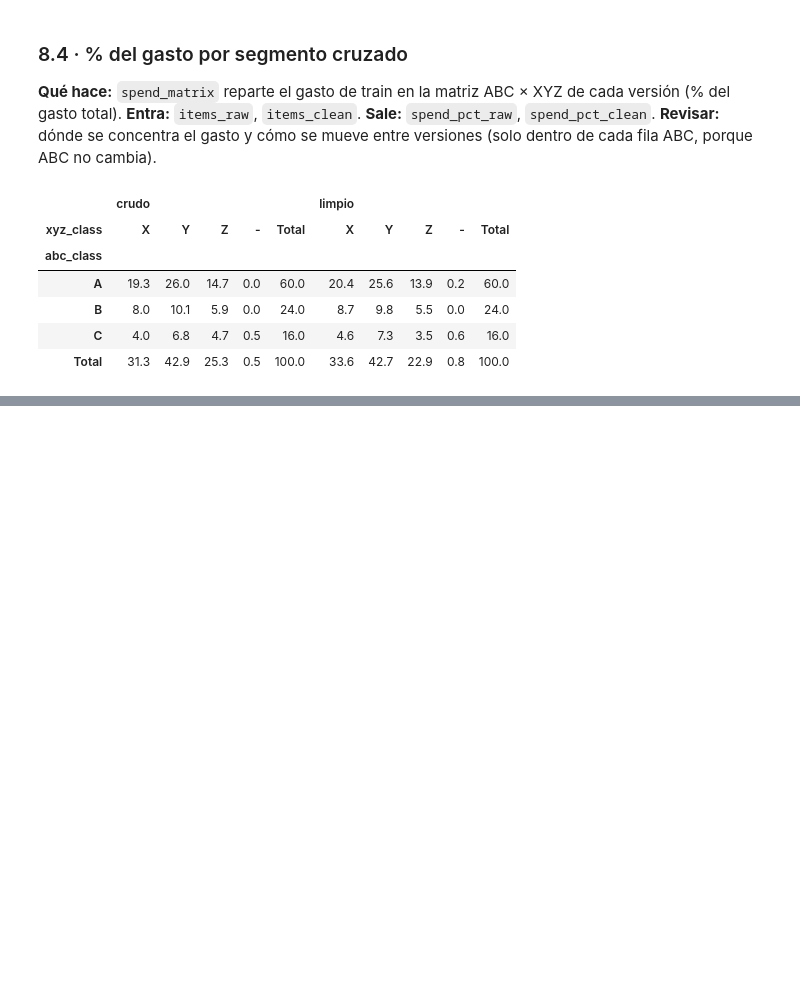
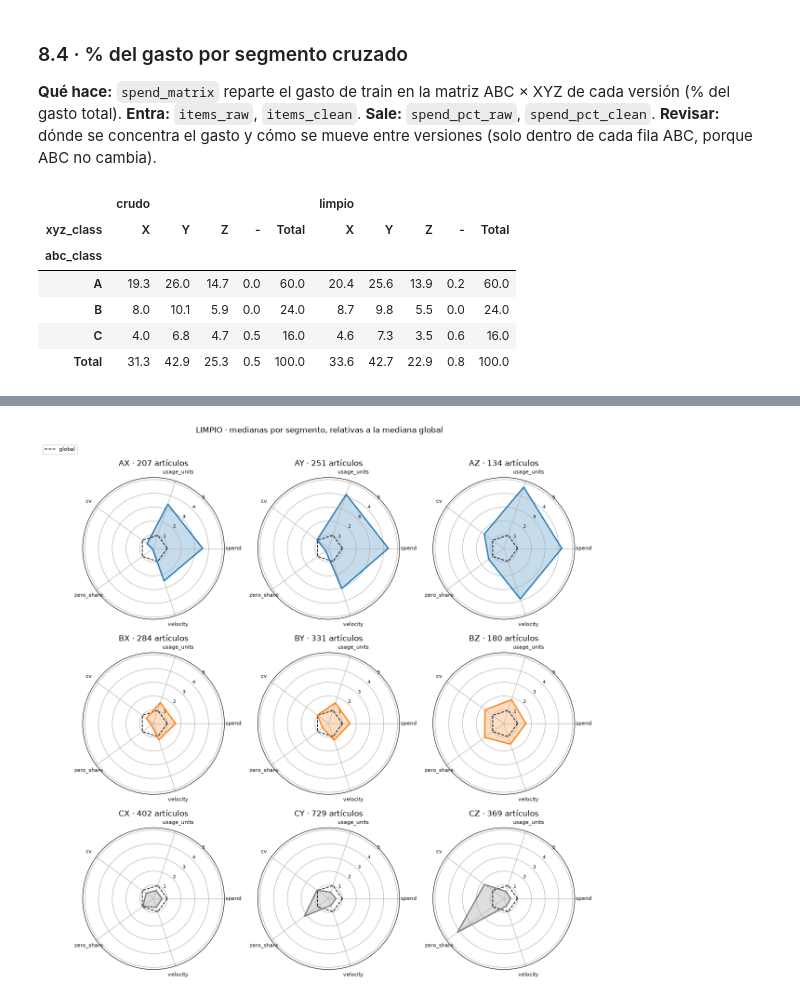
Before and after one commit to JoseSalas98/demand-forecasting-replenishment, a Jupyter notebook: notebooks/03_abc_xyz_train.ipynb, the cells around one changed output, grey strips where cells are left out. Cells and saved outputs as stored; diff of their text form; code cells hidden in the pictures; blank space fills up the shorter version.

```diff
--- a/notebooks/03_abc_xyz_train.ipynb
+++ b/notebooks/03_abc_xyz_train.ipynb
@@ -1976,0 +2204,4 @@ display(pd.concat({"crudo": spend_pct_raw, "limpio": spend_pct_clean}, axis=1).r
+# %%
+plot_radars(radar_clean, items_rates_clean, "LIMPIO · medianas por segmento, relativas a la mediana global")
+# %% [output]
+[figure, added]
```
Also changed, not shown: parts of 35 cells of this notebook.
